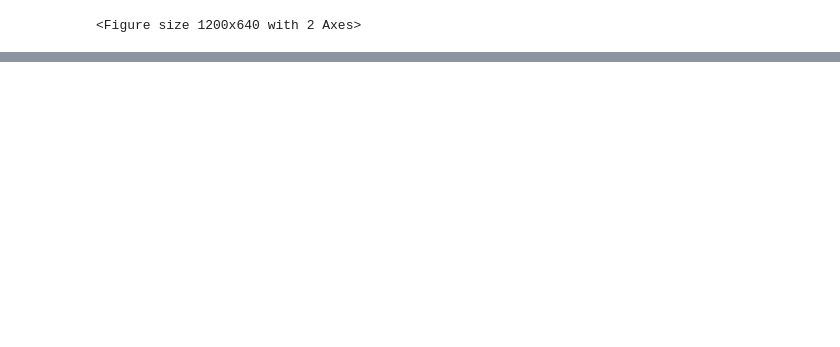
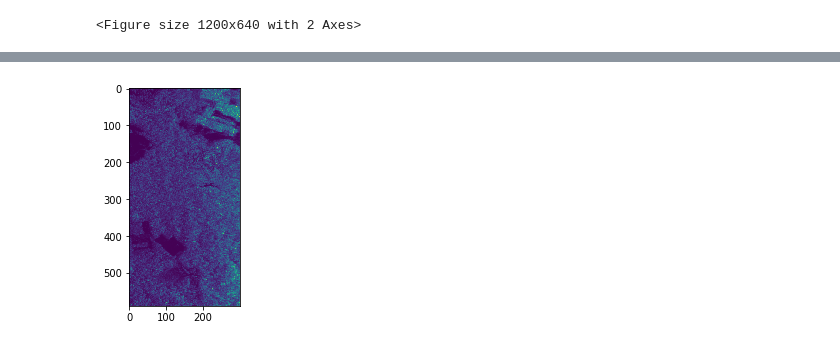
Before and after one commit to YamSok/CESBIO_BIOMASS, a Jupyter notebook: test.ipynb, the cells around one changed output, grey strips where cells are left out. Cells and saved outputs as stored; diff of their text form; code cells hidden in the pictures; blank space fills up the shorter version.

```diff
--- a/test.ipynb
+++ b/test.ipynb
@@ -28,5 +28,14 @@ plt.show()
 # %%
 from scipy import signal
 from scipy import misc
+# %%
+original -= original.mean()
+template -= template.mean()
+
+plt.imshow(original)
+plt.show()
+#original = original + np.random.randn(*face.shape) * 50  # add noise
+# %% [output]
+[figure, added]
 # %%
 corr = signal.correlate2d(original, template, boundary='symm', mode='same')
```
Also changed, not shown: parts of 5 cells of this notebook.
